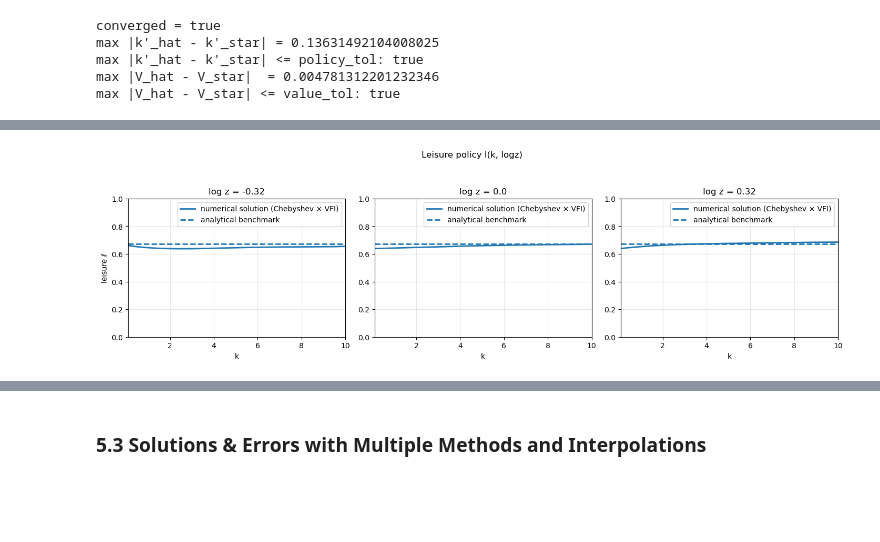
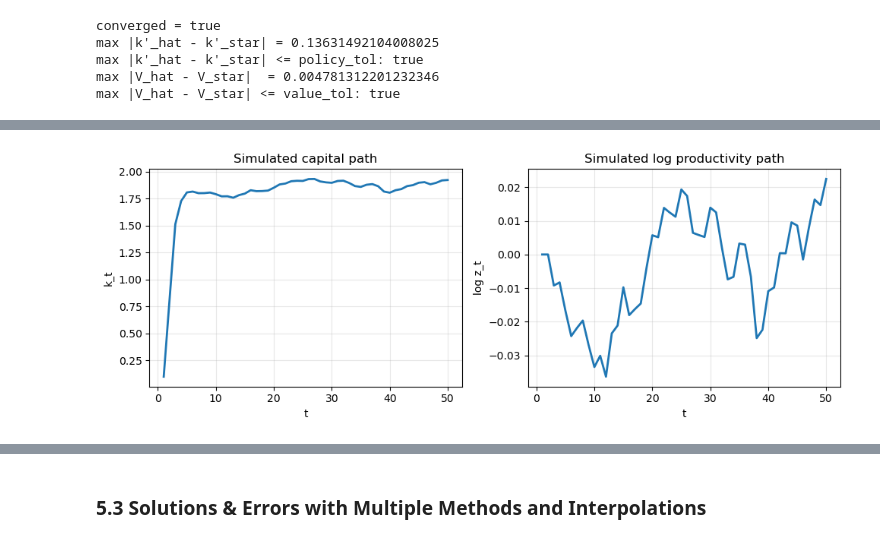
Before and after one commit to QuantEcon/ContinuousDPs.jl, a Jupyter notebook: examples/cdp_ex_santos1999_s73_jl.ipynb, the cells around one changed output, grey strips where cells are left out. Drawn from its saved outputs; the diff is of its cells as text; code cells hidden in the pictures; blank space fills up the shorter version.

Commit message:
EXAMPLES: align figure section settings with the cdp multidim test

```diff
--- a/examples/cdp_ex_santos1999_s73_jl.ipynb
+++ b/examples/cdp_ex_santos1999_s73_jl.ipynb
@@ -186,72 +199,34 @@ max |V_hat - V_star| <= value_tol: true
 # %%
-# Figure legend
-interp_name = "Chebyshev"
-method_name = "VFI"
-tag = "$(interp_name) × $(method_name)"
-lbl_approx = "numerical solution ($tag)"
-lbl_bench  = "analytical benchmark"
+s_init = [0.1, 0.0]
+ts_length = 50
+rng = MersenneTwister(seed)
 
-# Grids
-k_grid = collect(range(k_min, k_max; length=300))
-logz_slices = [logz_min, 0.0, logz_max]
+s_path = simulate(rng, res, s_init, ts_length)
+k_path = @view s_path[1, :]
+logz_path = @view s_path[2, :]
 
-# Policy value on nodes
-X_interp = Interpoland(basis, res.X)
+println("all(k_path .>= k_min) && all(k_path .<= k_max): ",
+        all(k_path .>= k_min) && all(k_path .<= k_max))
+println("all(logz_path .>= logz_min) && all(logz_path .<= logz_max): ",
+        all(logz_path .>= logz_min) && all(logz_path .<= logz_max))
 
-# Leisure policy across k for different logz slices
-ncols = length(logz_slices)
-fig = plt.figure(figsize=(4.8*ncols, 4.2))
+fig = plt.figure(figsize=(10, 3.8))
 
-for (j, logz0) in enumerate(logz_slices)
-    ax = fig.add_subplot(1, ncols, j)
+ax1 = fig.add_subplot(1, 2, 1)
+ax1.plot(1:ts_length, k_path, lw=2)
+ax1.set_title("Simulated capital path")
+ax1.set_xlabel("t")
+ax1.set_ylabel("k_t")
+ax1.grid(true, alpha=0.3)
 
-    l_hat = [X_interp([k, logz0]) for k in k_grid]
+ax2 = fig.add_subplot(1, 2, 2)
+ax2.plot(1:ts_length, logz_path, lw=2)
+ax2.set_title("Simulated log productivity path")
+ax2.set_xlabel("t")
+ax2.set_ylabel("log z_t")
+ax2.grid(true, alpha=0.3)
 
-    ax.plot(k_grid, l_hat, lw=2, label=lbl_approx)
-    ax.axhline(l_star, lw=2, linestyle="--", label=lbl_bench)
-
-    ax.set_title("log z = $(round(logz0, digits=2))")
-    ax.set_xlabel("k")
-    if j == 1
-        ax.set_ylabel("leisure ℓ")
-    end
-    ax.set_xlim(k_min, k_max)
-    ax.set_ylim(0.0, 1.0)
-    ax.grid(true, alpha=0.3)
-    ax.legend()
-end
-
-fig.suptitle("Leisure policy l(k, logz)")
-fig.tight_layout(rect=[0, 0, 1, 0.92])
+fig.tight_layout()
 display(fig)
-
-# Implied k' policy across k for different logz slices
-fig = plt.figure(figsize=(4.8*ncols, 4.2))
-
-for (j, logz0) in enumerate(logz_slices)
-    ax = fig.add_subplot(1, ncols, j)
-
-    z0 = exp(logz0)
-
-    l_hat  = [X_interp([k, logz0]) for k in k_grid]
-    kp_hat = [kprime_from_l(k_grid[i], z0, l_hat[i]) for i in eachindex(k_grid)]
-    kp_bench = policy.(k_grid, logz0)
-
-    ax.plot(k_grid, kp_hat,  lw=2, label=lbl_approx)
-    ax.plot(k_grid, kp_bench, lw=2, linestyle="--", label=lbl_bench)
-
-    ax.set_title("log z = $(round(logz0, digits=2))")
-    ax.set_xlabel("k")
-    if j == 1
-        ax.set_ylabel("k'")
-    end
-    ax.set_xlim(k_min, k_max)
-    ax.grid(true, alpha=0.3)
-    ax.legend()
-end
-
-fig.suptitle("Capital policy k'(k, log z)")
-fig.tight_layout(rect=[0, 0, 1, 0.92])
-display(fig)
 # %% [output]
-[figure, old version]
+[figure, new version]
```
Also changed, not shown: parts of 10 cells of this notebook.
